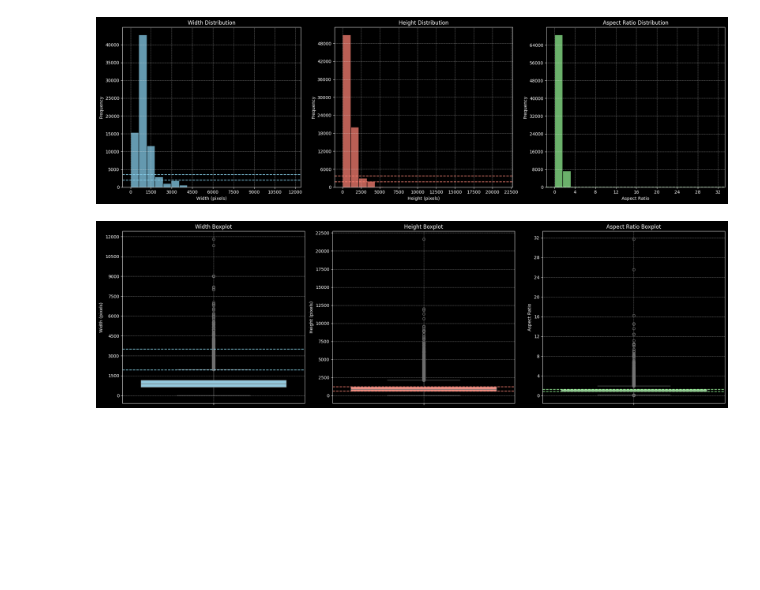
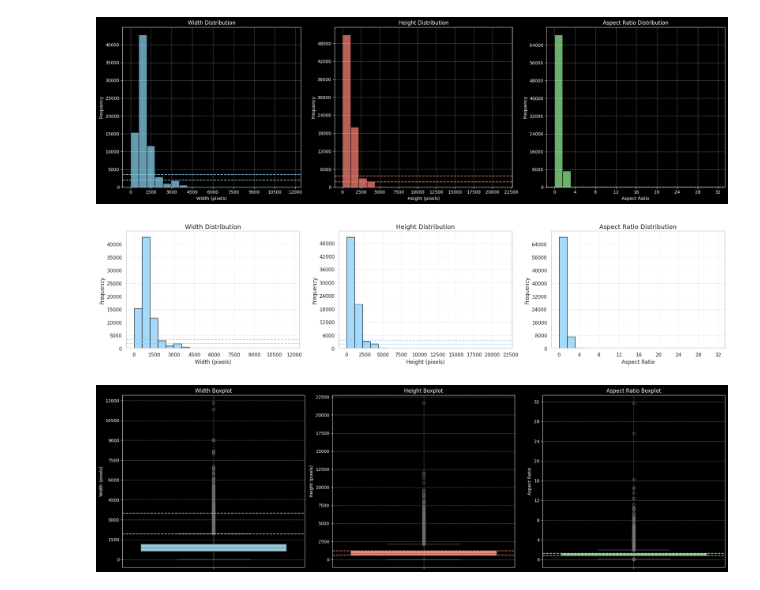
Before and after one commit to martimesteves1/reddit-memes, a Jupyter notebook: reddit_memes/ollama/lvm_experiments.ipynb, the cells around one changed output. Saved outputs shown, nothing was run; the diff lists cells and outputs as text; code cells hidden in the pictures; blank space fills up the shorter version.

```diff
--- a/reddit_memes/ollama/lvm_experiments.ipynb
+++ b/reddit_memes/ollama/lvm_experiments.ipynb
@@ -313,6 +316,80 @@ plt.tight_layout()
 plt.show()
 # %% [output]
 [figure]
+# %%
+import matplotlib.pyplot as plt
+import seaborn as sns
+from matplotlib.ticker import MaxNLocator
+from matplotlib import rcParams
+from matplotlib import font_manager
+font_manager.fontManager.addfont('/usr/share/fonts/truetype/msttcorefonts/Times_New_Roman.ttf')
+
+rcParams['font.family'] = 'Times New Roman'
+# Set the theme to light mode
+sns.set_theme(style="whitegrid")
+
+q1_width, q3_width = df_raw["width"].quantile([0.25, 0.75]) * 3
+q1_height, q3_height = df_raw["height"].quantile([0.25, 0.75]) * 3
+q1_aspect, q3_aspect = df_raw["aspect_ratio"].quantile([0.25, 0.75]) * 3
+
+# Create the subplots
+fig, ax = plt.subplots(1, 3, figsize=(20, 6))
+
+# Width Histogram
+sns.histplot(
+    data=df_raw["width"], ax=ax[0], bins=20, color="lightskyblue", edgecolor="black"
+)
+ax[0].set_title("Width Distribution", fontsize=14)
+ax[0].set_xlabel("Width (pixels)", fontsize=12)
+ax[0].set_ylabel("Frequency", fontsize=12)
+
+ax[0].xaxis.set_major_locator(MaxNLocator(nbins=10))
+ax[0].yaxis.set_major_locator(MaxNLocator(nbins=10))
+ax[0].grid(True, which="both", linestyle="--", linewidth=0.5, alpha=0.7)
+
+ax[0].axhline(y=q1_width, color="lightskyblue", linestyle="--", label="3x Q1 (25th percentile)")
+ax[0].axhline(y=q3_width, color="lightskyblue", linestyle="--", label="3x Q3 (75th percentile)")
+
+# Height Histogram
+sns.histplot(
+    data=df_raw["height"], ax=ax[1], bins=20, color="lightskyblue", edgecolor="black"
+)
+ax[1].set_title("Height Distribution", fontsize=14)
+ax[1].set_xlabel("Height (pixels)", fontsize=12)
+ax[1].set_ylabel("Frequency", fontsize=12)
+
+ax[1].xaxis.set_major_locator(MaxNLocator(nbins=10))
+ax[1].yaxis.set_major_locator(MaxNLocator(nbins=10))
+ax[1].grid(True, which="both", linestyle="--", linewidth=0.5, alpha=0.7)
+
+ax[1].axhline(y=q1_height, color="lightskyblue", linestyle="--", label="3x Q1 (25th percentile)")
+ax[1].axhline(y=q3_height, color="lightskyblue", linestyle="--", label="3x Q3 (75th percentile)")
+
+# Aspect Ratio Histogram
+sns.histplot(
+    data=df_raw["aspect_ratio"],
+    ax=ax[2],
+    bins=20,
+    color="lightskyblue",
+    edgecolor="black",
+)
+ax[2].set_title("Aspect Ratio Distribution", fontsize=14)
+ax[2].set_xlabel("Aspect Ratio", fontsize=12)
+ax[2].set_ylabel("Frequency", fontsize=12)
+
+ax[2].xaxis.set_major_locator(MaxNLocator(nbins=10))
+ax[2].yaxis.set_major_locator(MaxNLocator(nbins=10))
+ax[2].grid(True, which="both", linestyle="--", linewidth=0.5, alpha=0.7)
+
+ax[2].axhline(y=q1_aspect, color="lightskyblue", linestyle="--", label="3x Q1 (25th percentile)")
+ax[2].axhline(y=q3_aspect, color="lightskyblue", linestyle="--", label="3x Q3 (75th percentile)")
+
+
+# Tight layout for better spacing
+plt.tight_layout(rect=[0, 0.2, 1, 1])  # Leave space for the legend
+plt.show()
+# %% [output]
+[figure, added]
 # %%
 # Boxplots
 fig, ax = plt.subplots(1, 3, figsize=(20, 6))
```
Also changed, not shown: parts of 19 cells of this notebook, 5 other files.
